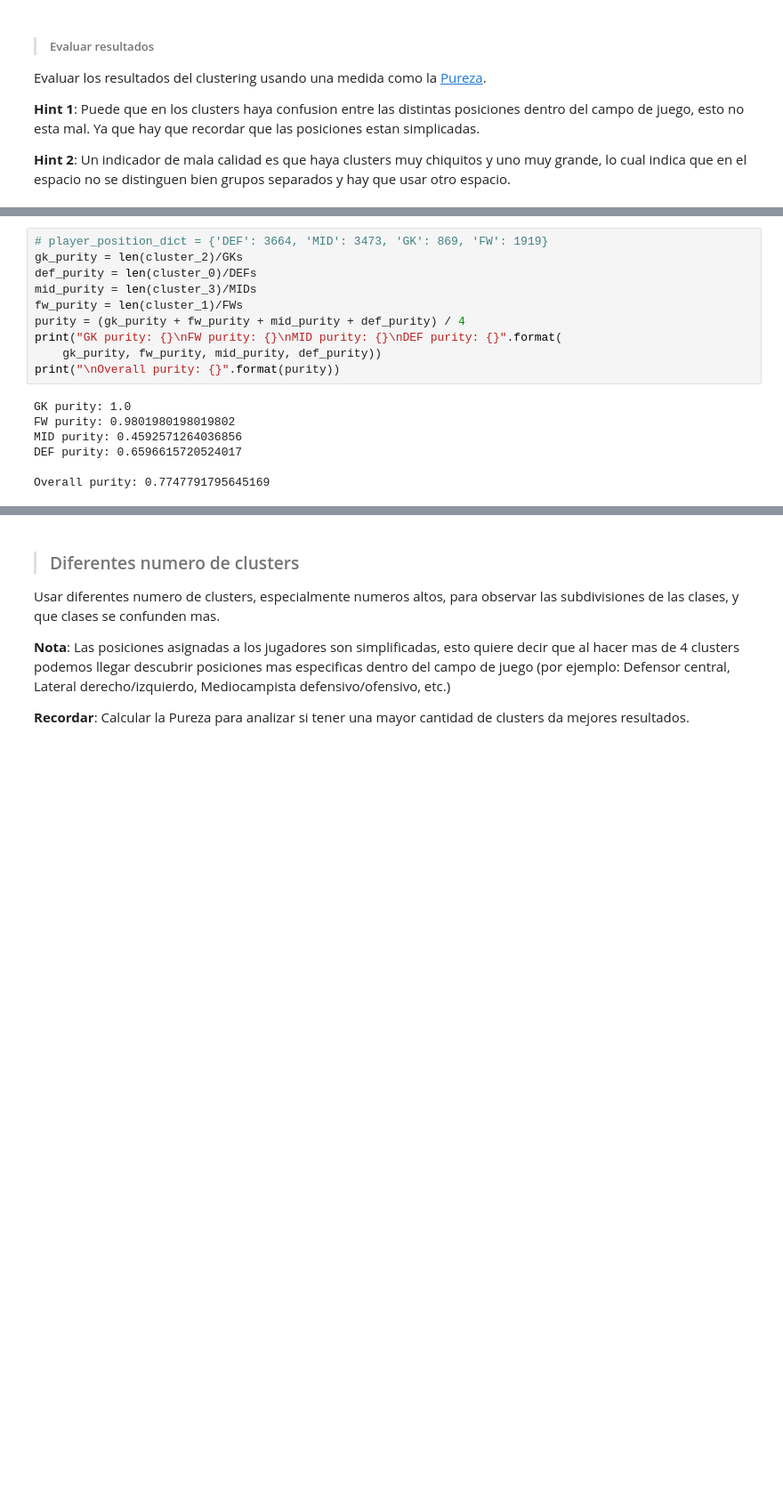
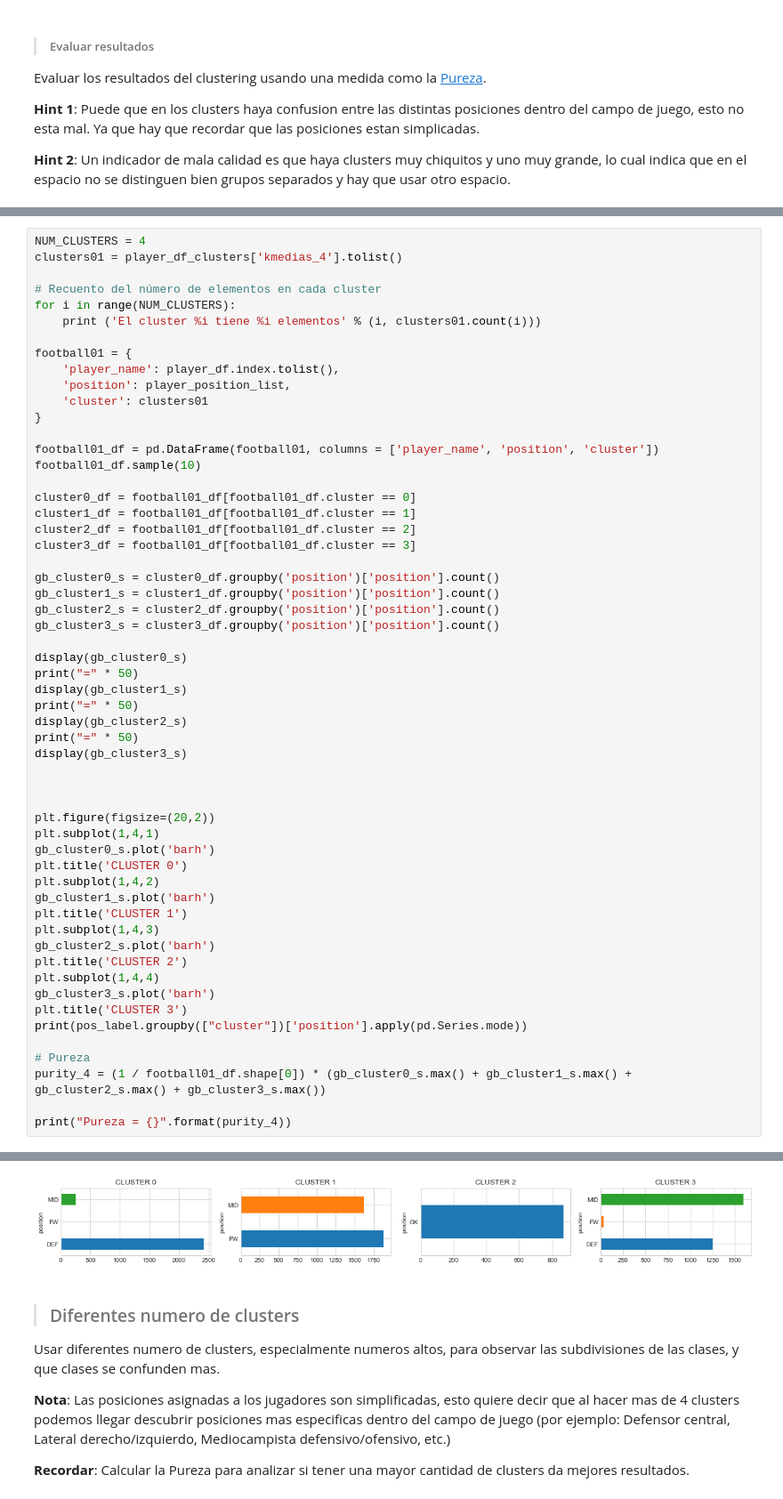
Before and after one commit to diplodatos2019/Mentoria_Aprendizaje_No_Supervisado, a Jupyter notebook: Gianfranco/Practico_ANS.ipynb, the cells around one changed output, grey strips where cells are left out. Shown: that part at 89% size. Cells and saved outputs as stored; diff of their text form; blank space fills up the shorter version.

Commit message:
Fixed Purity calculation

```diff
--- a/Gianfranco/Practico_ANS.ipynb
+++ b/Gianfranco/Practico_ANS.ipynb
@@ -237,17 +193,57 @@ Name: position, dtype: object
-# %%
-# player_position_dict = {'DEF': 3664, 'MID': 3473, 'GK': 869, 'FW': 1919}
-gk_purity = len(cluster_2)/GKs
-def_purity = len(cluster_0)/DEFs
-mid_purity = len(cluster_3)/MIDs
-fw_purity = len(cluster_1)/FWs
-purity = (gk_purity + fw_purity + mid_purity + def_purity) / 4
-print("GK purity: {}\nFW purity: {}\nMID purity: {}\nDEF purity: {}".format(
-    gk_purity, fw_purity, mid_purity, def_purity))
-print("\nOverall purity: {}".format(purity))
-# %% [output]
-GK purity: 1.0
-FW purity: 0.9801980198019802
-MID purity: 0.4592571264036856
-DEF purity: 0.6596615720524017
-
-Overall purity: 0.7747791795645169
+# %%
+NUM_CLUSTERS = 4
+clusters01 = player_df_clusters['kmedias_4'].tolist()
+
+# Recuento del número de elementos en cada cluster
+for i in range(NUM_CLUSTERS):
+    print ('El cluster %i tiene %i elementos' % (i, clusters01.count(i)))
+
+football01 = {
+    'player_name': player_df.index.tolist(),
+    'position': player_position_list,
+    'cluster': clusters01
+}
+
+football01_df = pd.DataFrame(football01, columns = ['player_name', 'position', 'cluster'])
+football01_df.sample(10)
+
+cluster0_df = football01_df[football01_df.cluster == 0]
+cluster1_df = football01_df[football01_df.cluster == 1]
+cluster2_df = football01_df[football01_df.cluster == 2]
+cluster3_df = football01_df[football01_df.cluster == 3]
+
+gb_cluster0_s = cluster0_df.groupby('position')['position'].count()
+gb_cluster1_s = cluster1_df.groupby('position')['position'].count()
+gb_cluster2_s = cluster2_df.groupby('position')['position'].count()
+gb_cluster3_s = cluster3_df.groupby('position')['position'].count()
+
+display(gb_cluster0_s)
+print("=" * 50)
+display(gb_cluster1_s)
+print("=" * 50)
+display(gb_cluster2_s)
+print("=" * 50)
+display(gb_cluster3_s)
+
+
+
+plt.figure(figsize=(20,2))
+plt.subplot(1,4,1)
+gb_cluster0_s.plot('barh')
+plt.title('CLUSTER 0')
+plt.subplot(1,4,2)
+gb_cluster1_s.plot('barh')
+plt.title('CLUSTER 1')
+plt.subplot(1,4,3)
+gb_cluster2_s.plot('barh')
+plt.title('CLUSTER 2')
+plt.subplot(1,4,4)
+gb_cluster3_s.plot('barh')
+plt.title('CLUSTER 3')
+print(pos_label.groupby(["cluster"])['position'].apply(pd.Series.mode))
+
+# Pureza
+purity_4 = (1 / football01_df.shape[0]) * (gb_cluster0_s.max() + gb_cluster1_s.max() + gb_cluster2_s.max() + gb_cluster3_s.max())
+
+print("Pureza = {}".format(purity_4))
+# %% [output]
@@ -254,3 +281,4 @@ Overall purity: 0.7747791795645169
+[figure, added]
 # %% [markdown]
 > ### Diferentes numero de clusters
 
```
Also changed, not shown: parts of 21 cells of this notebook.
